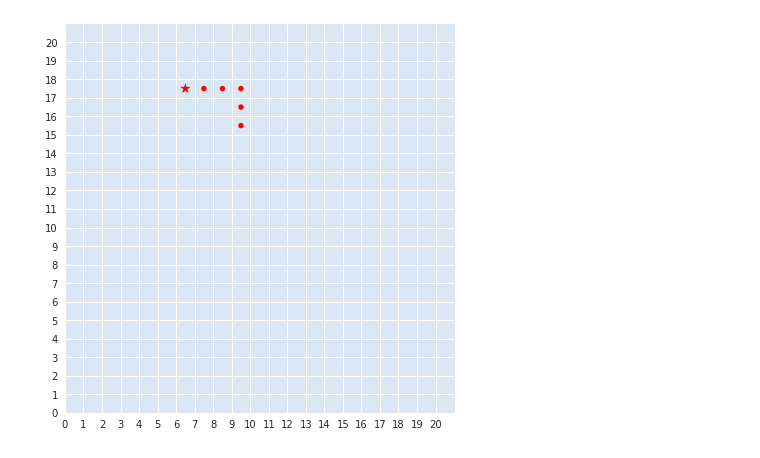
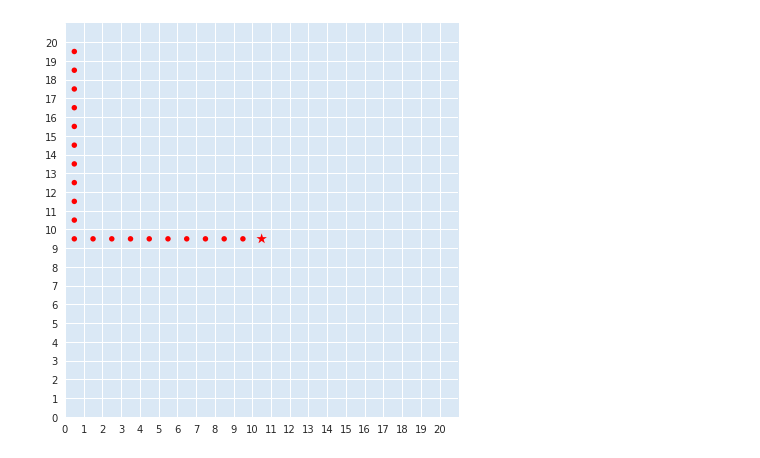
Before and after one commit to sharma-arjun/DirectedInfo-GAIL, a Jupyter notebook: plots/plot_trajectories.ipynb, the cells around one changed output. Saved outputs shown, nothing was run; the diff lists cells and outputs as text; code cells hidden in the pictures.

```diff
--- a/plots/plot_trajectories.ipynb
+++ b/plots/plot_trajectories.ipynb
@@ -119,28 +119,28 @@ def plot_trajectory(traj_data, grid_size,
 # %%
 def plot_expert_trajectories_from_h5(expert_h5_path, num_traj_to_plot=10):
     expert = ExpertHDF5(expert_h5_path, 2)
     # Push data into memory
     expert.push()
 
     expert_data = expert.sample(num_traj_to_plot)
 
     for i in range(num_traj_to_plot):
         ep_states = expert_data.state[i]
         ep_actions = expert_data.action[i]
         # get (x, y) states for trajectories
         ep_positions = ep_states[:, :2]
         # Plot trajectory
         plot_trajectory(ep_positions,
                         21,
                         color_map=sns.color_palette("Blues_r"),
                         figsize=(6, 6))
 
 
-plot_expert_trajectories_from_h5('../h5_trajs/L_trajs',
+plot_expert_trajectories_from_h5('../h5_trajs/diverse_trajs/correct_traj',
                                  num_traj_to_plot=1,
                                  )
 # %% [output]
-[figure, old version]
+[figure, new version]
 # %%
 def plot_pickle_results(results_pkl_path, num_traj_to_plot=10):
     assert os.path.exists(results_pkl_path), \
```
Also changed, not shown: parts of 1 cell of this notebook.
